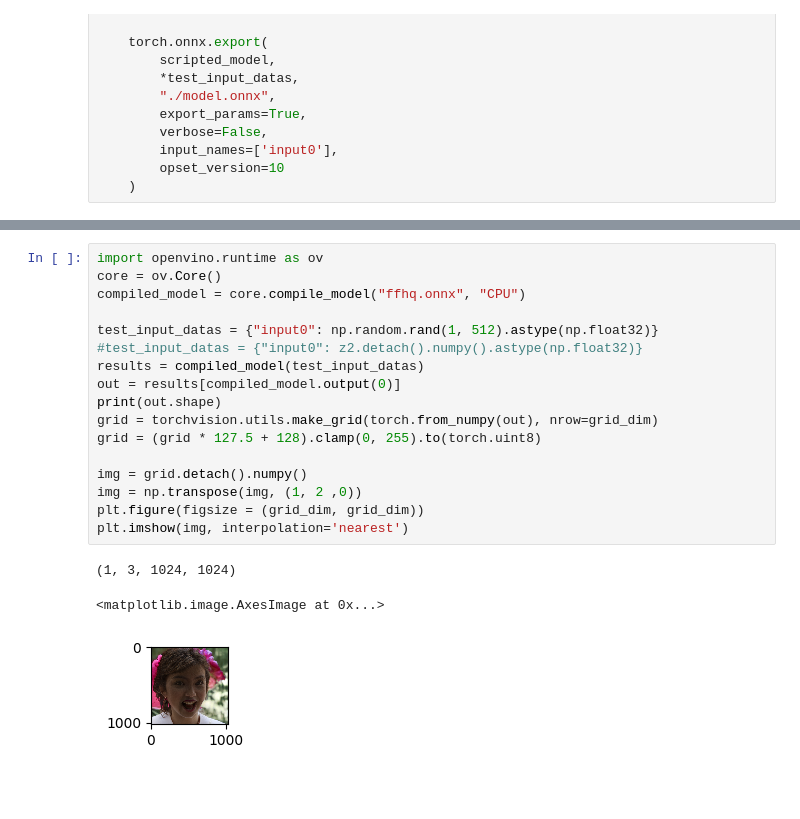
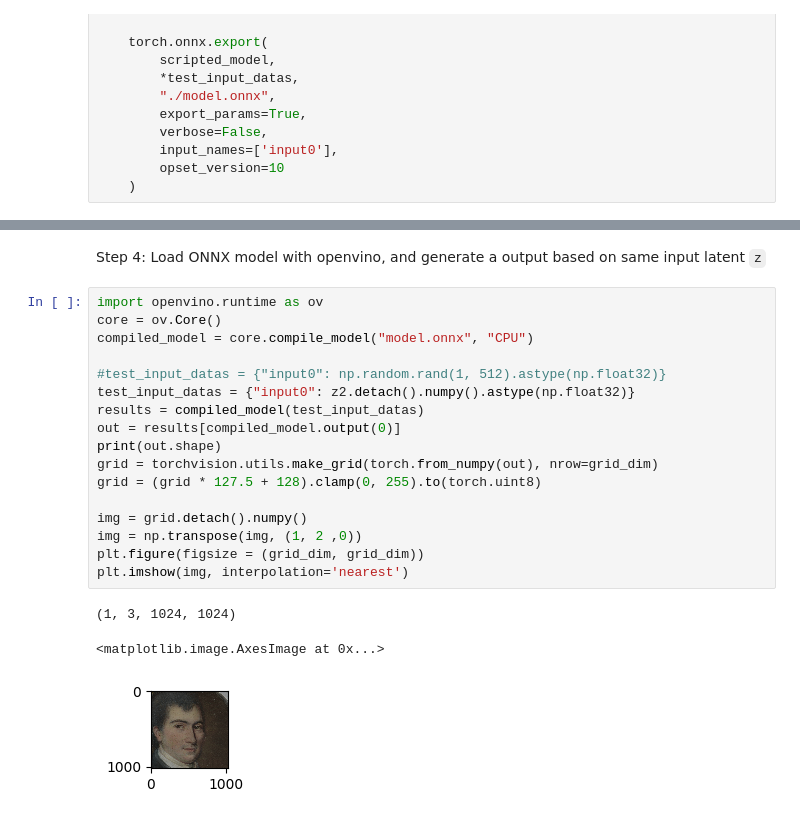
Before and after one commit to sammysun0711/stylegan2-ada-pytorch, a Jupyter notebook: convert_model.ipynb, the cells around one changed output, grey strips where cells are left out. Cells and saved outputs as stored; diff of their text form; blank space fills up the shorter version.

Commit message:
Add openvino support

```diff
--- a/convert_model.ipynb
+++ b/convert_model.ipynb
@@ -276,21 +294,23 @@ FileNotFoundError: [Errno 2] No such file or directory: '/home/xsun/workspace/ts
+# %% [markdown]
+Step 4: Load ONNX model with openvino, and generate a output based on same input latent `z`
 # %%
 import openvino.runtime as ov
 core = ov.Core()
-compiled_model = core.compile_model("ffhq.onnx", "CPU")
+compiled_model = core.compile_model("model.onnx", "CPU")
 
-test_input_datas = {"input0": np.random.rand(1, 512).astype(np.float32)}
-#test_input_datas = {"input0": z2.detach().numpy().astype(np.float32)}
+#test_input_datas = {"input0": np.random.rand(1, 512).astype(np.float32)}
+test_input_datas = {"input0": z2.detach().numpy().astype(np.float32)}
 results = compiled_model(test_input_datas)
 out = results[compiled_model.output(0)]
 print(out.shape)
 grid = torchvision.utils.make_grid(torch.from_numpy(out), nrow=grid_dim)
 grid = (grid * 127.5 + 128).clamp(0, 255).to(torch.uint8)
 
 img = grid.detach().numpy()
 img = np.transpose(img, (1, 2 ,0))
 plt.figure(figsize = (grid_dim, grid_dim))
 plt.imshow(img, interpolation='nearest')
 # %% [output]
 (1, 3, 1024, 1024)
 <matplotlib.image.AxesImage at 0x...>
-[figure, old version]
+[figure, new version]
```
Also changed, not shown: parts of 8 cells of this notebook.
